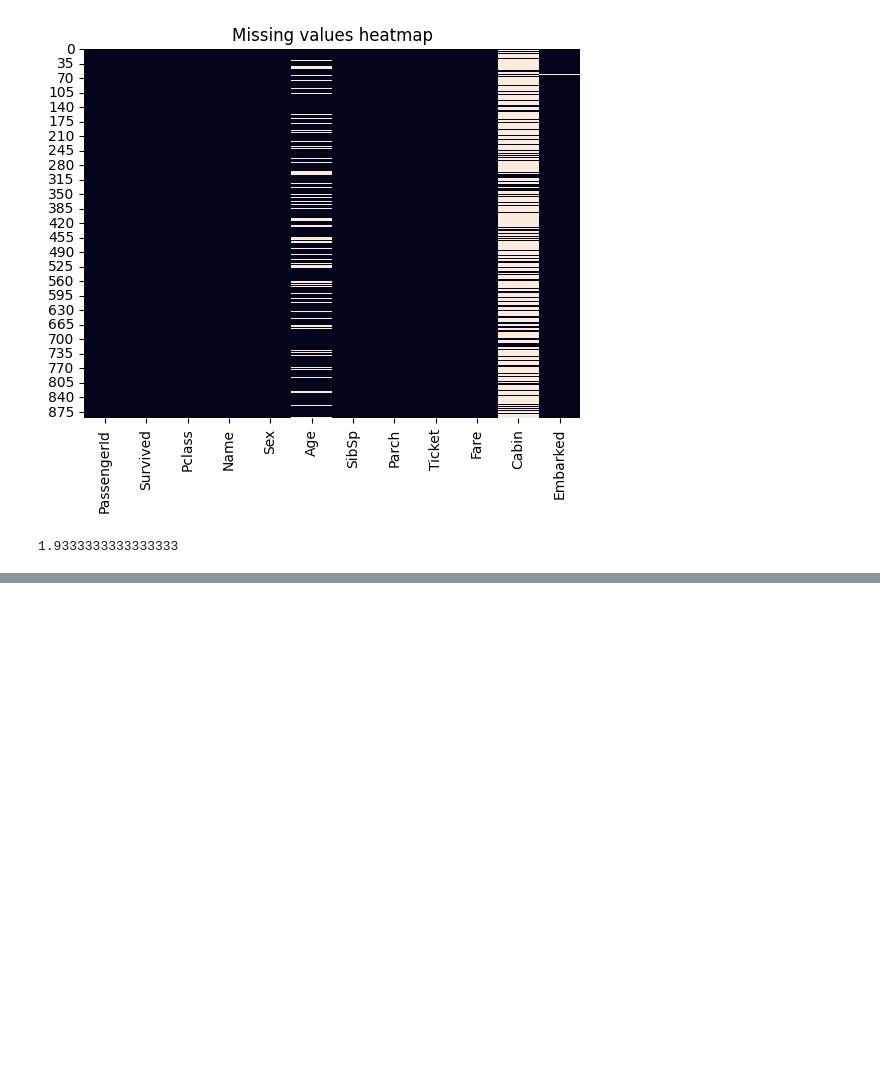
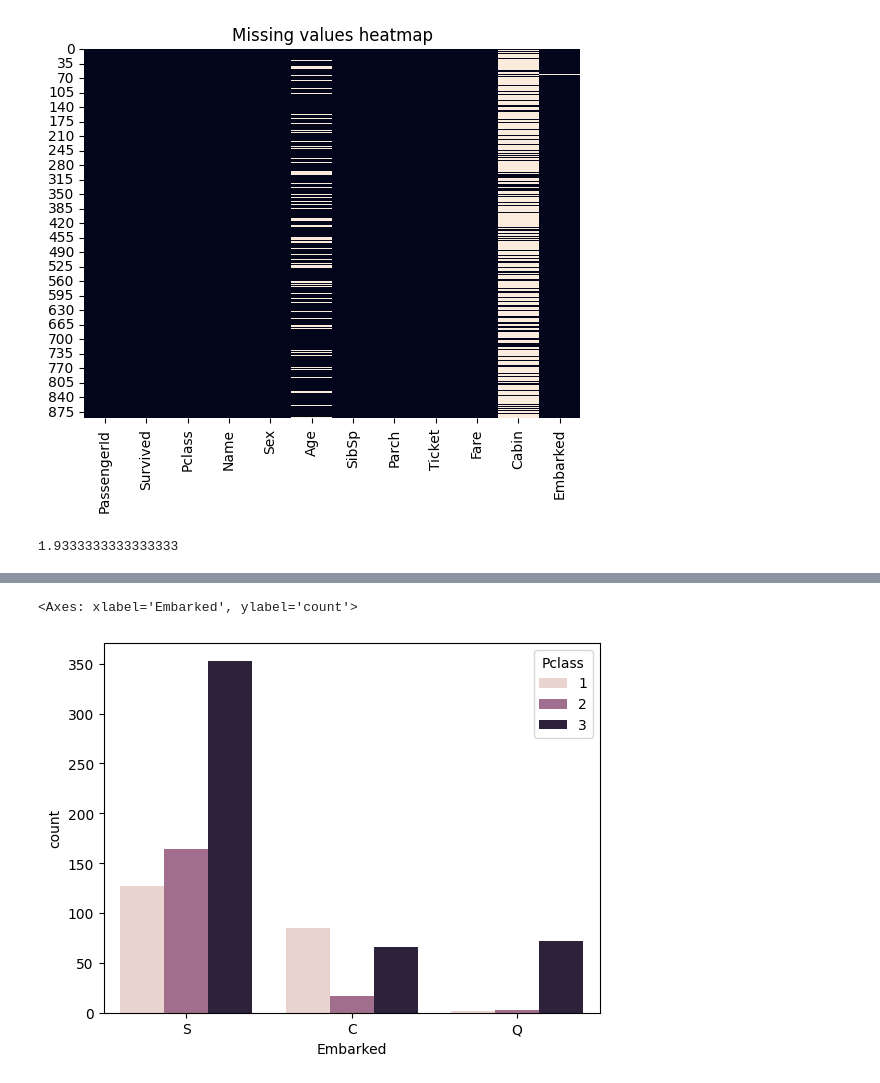
Before and after one commit to chai923/AIML, a Jupyter notebook: 240331-AIML-Lecture_ML_titanicproblem.ipynb, the cells around one changed output, grey strips where cells are left out. Cells and saved outputs as stored; diff of their text form; code cells hidden in the pictures; blank space fills up the shorter version.

```diff
--- a/240331-AIML-Lecture_ML_titanicproblem.ipynb
+++ b/240331-AIML-Lecture_ML_titanicproblem.ipynb
@@ -117,0 +142,5 @@ df.loc[df['Fare']==0,'Pclass'].mean()
+# %%
+sns.countplot(x=df['Embarked'], hue=df['Pclass'])
+# %% [output]
+<Axes: xlabel='Embarked', ylabel='count'>
+[figure, added]
```
Also changed, not shown: parts of 26 cells of this notebook, 5 other files.
